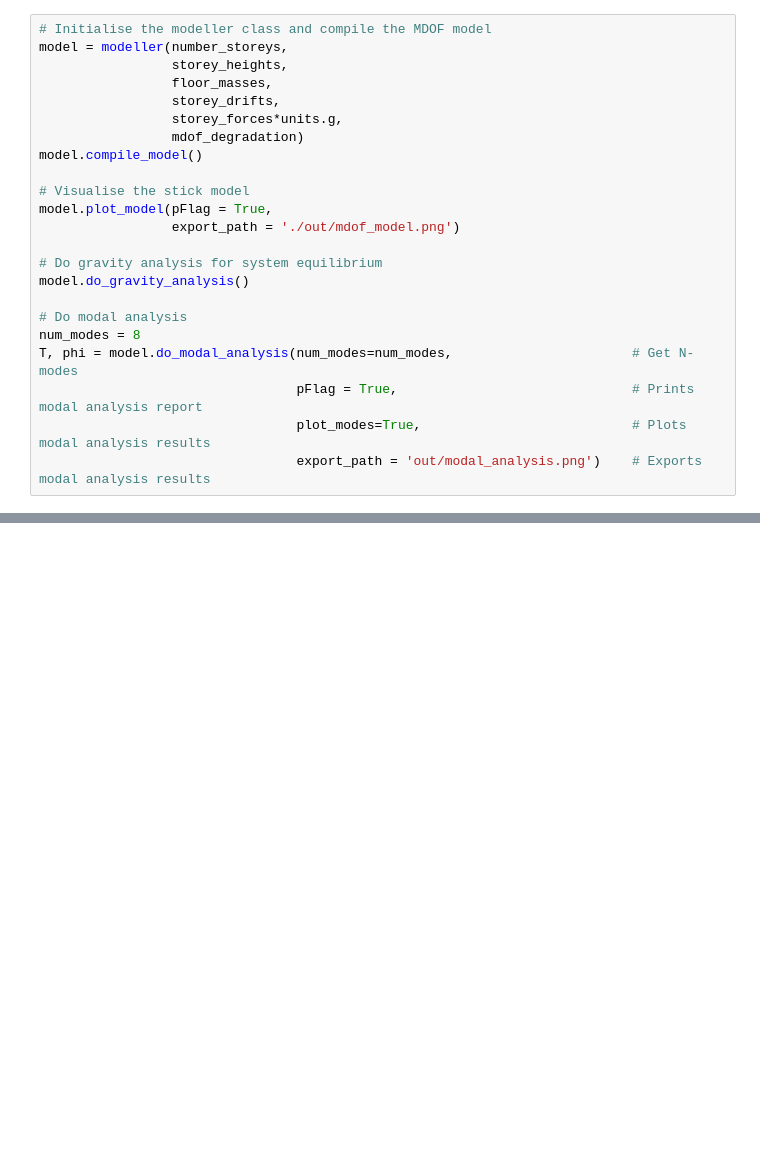
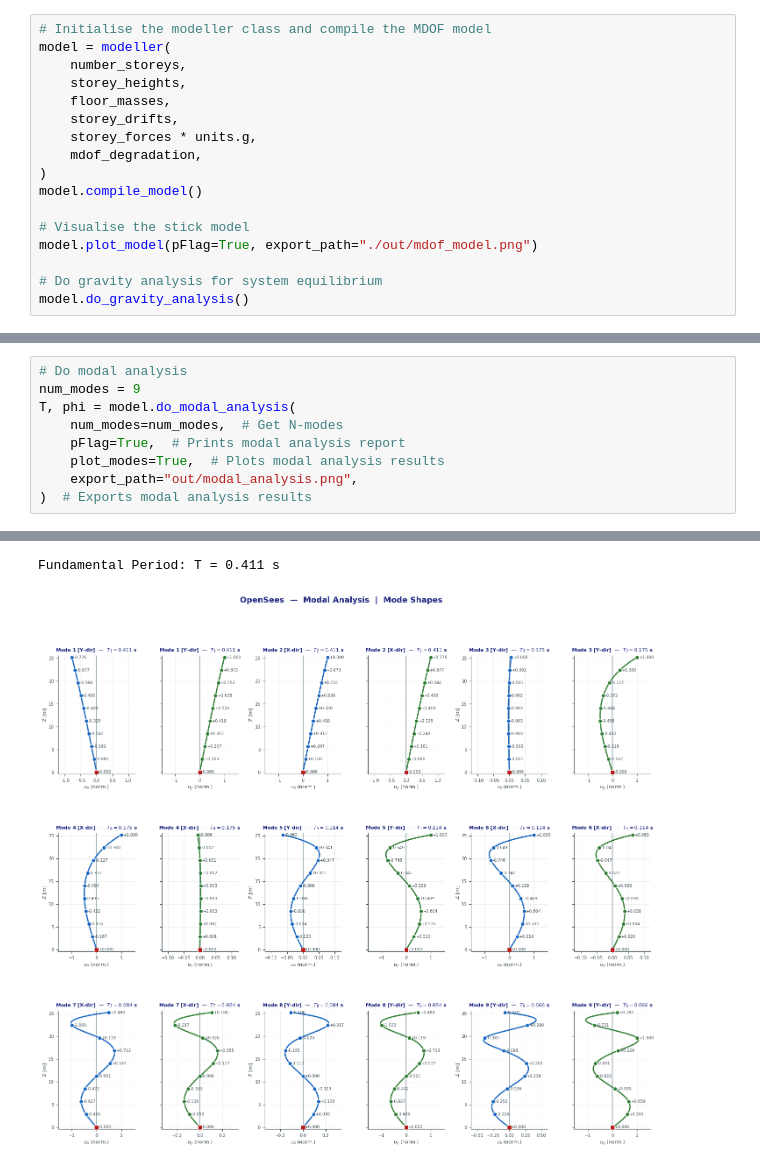
Before and after one commit to mgrubisic/oq-vmtk, a Jupyter notebook: demos/ModalAnalysis/ModalAnalysis.ipynb, the cells around one changed output, grey strips where cells are left out. Drawn from its saved outputs; the diff is of its cells as text; blank space fills up the shorter version.

Commit message:
Refactor ModalAnalysis Demo to PEP8 standards

```diff
--- a/demos/ModalAnalysis/ModalAnalysis.ipynb
+++ b/demos/ModalAnalysis/ModalAnalysis.ipynb
@@ -74,26 +92,20 @@ WARNING ZeroLength::setDomain(): Element 2008 has L= 2.8, which is greater than
 # %%
 # Initialise the modeller class and compile the MDOF model
-model = modeller(number_storeys,
-                 storey_heights,
-                 floor_masses,
-                 storey_drifts,
-                 storey_forces*units.g,
-                 mdof_degradation)
+model = modeller(
+    number_storeys,
+    storey_heights,
+    floor_masses,
+    storey_drifts,
+    storey_forces * units.g,
+    mdof_degradation,
+)
 model.compile_model()
 
 # Visualise the stick model
-model.plot_model(pFlag = True,
-                 export_path = './out/mdof_model.png')
+model.plot_model(pFlag=True, export_path="./out/mdof_model.png")
 
 # Do gravity analysis for system equilibrium
 model.do_gravity_analysis()
-
-# Do modal analysis
-num_modes = 8
-T, phi = model.do_modal_analysis(num_modes=num_modes,                       # Get N-modes
-                                 pFlag = True,                              # Prints modal analysis report
-                                 plot_modes=True,                           # Plots modal analysis results
-                                 export_path = 'out/modal_analysis.png')    # Exports modal analysis results
 # %% [output]
 WARNING ZeroLength::setDomain(): Element 2000 has L= 2.8, which is greater than the tolerance
 WARNING ZeroLength::setDomain(): Element 2001 has L= 2.8, which is greater than the tolerance
@@ -126,0 +137,10 @@ Fundamental Period: T = 0.411 s
+# %%
+# Do modal analysis
+num_modes = 9
+T, phi = model.do_modal_analysis(
+    num_modes=num_modes,  # Get N-modes
+    pFlag=True,  # Prints modal analysis report
+    plot_modes=True,  # Plots modal analysis results
+    export_path="out/modal_analysis.png",
+)  # Exports modal analysis results
+# %% [output]
@@ -126,0 +164,2 @@ Fundamental Period: T = 0.411 s
+Fundamental Period: T = 0.411 s
+[figure, added]
```
Also changed, not shown: parts of 11 cells of this notebook, 2 other files.
